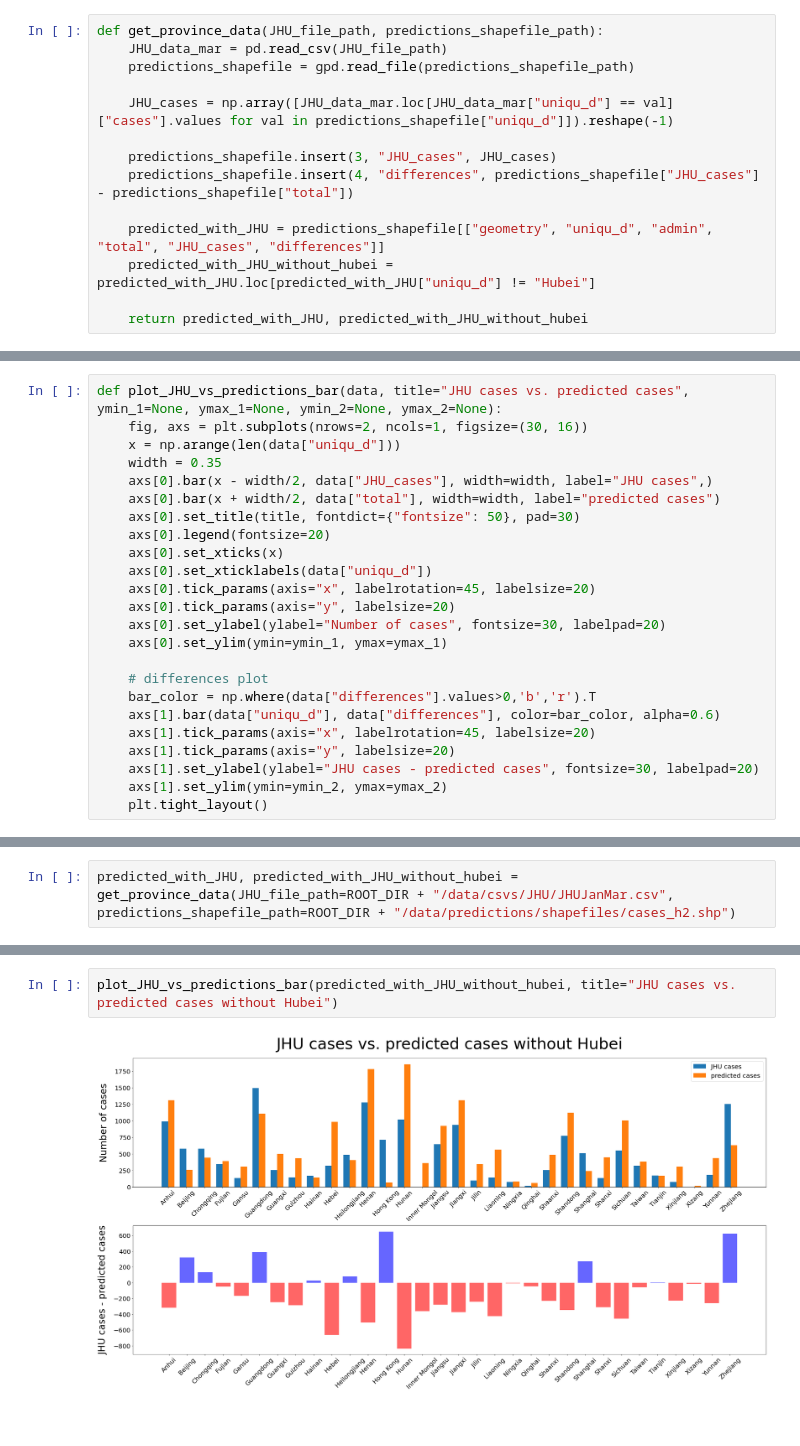
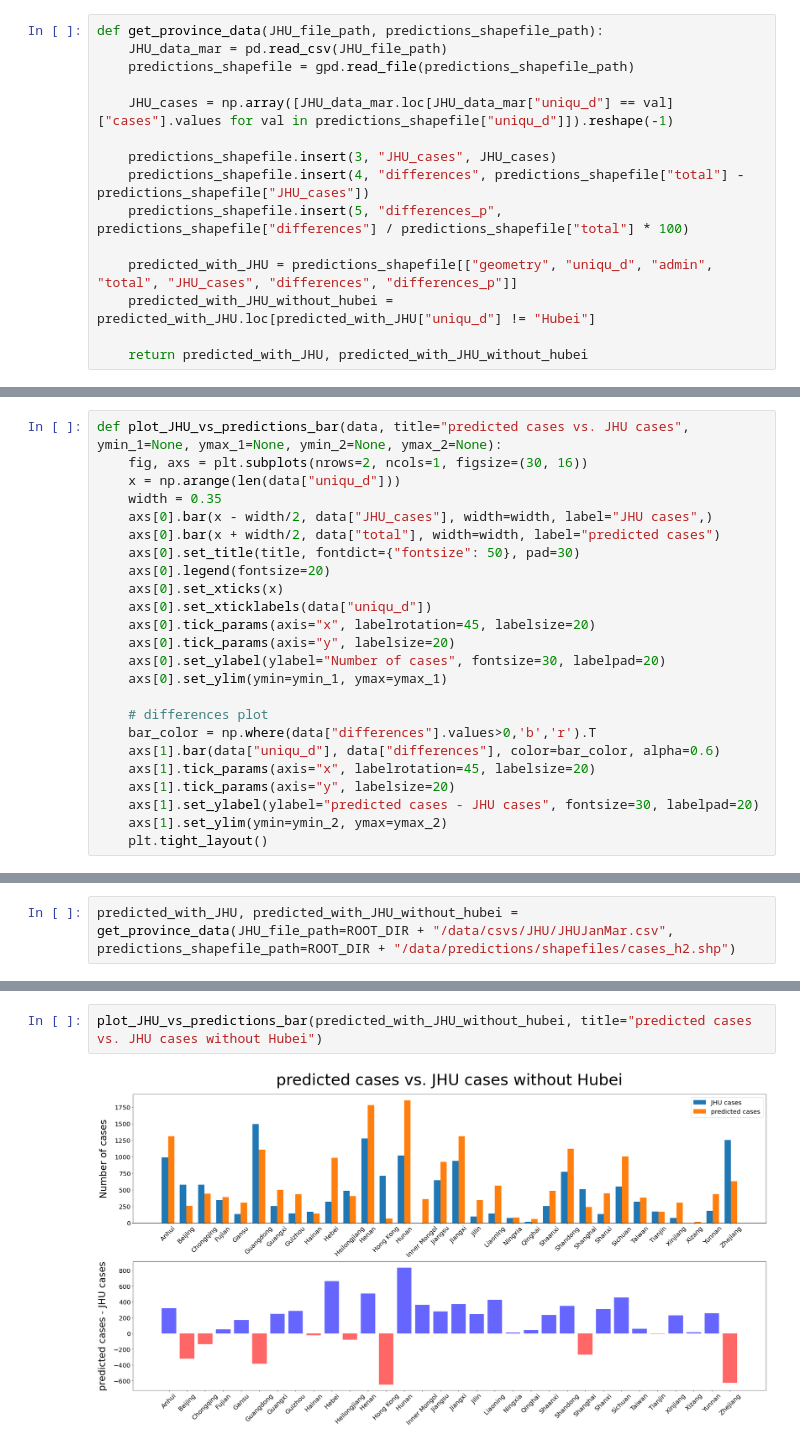
Before and after one commit to dsvanidze/replicability, a Jupyter notebook: jupyter-notebooks/fine-scale-predictions/generate-fine-scale-features.ipynb, the cells around one changed output, grey strips where cells are left out. Drawn from its saved outputs; the diff is of its cells as text.

```diff
--- a/jupyter-notebooks/fine-scale-predictions/generate-fine-scale-features.ipynb
+++ b/jupyter-notebooks/fine-scale-predictions/generate-fine-scale-features.ipynb
@@ -216,9 +216,10 @@ def get_province_data(JHU_file_path, predictions_shapefile_path):
     JHU_cases = np.array([JHU_data_mar.loc[JHU_data_mar["uniqu_d"] == val]["cases"].values for val in predictions_shapefile["uniqu_d"]]).reshape(-1)
 
     predictions_shapefile.insert(3, "JHU_cases", JHU_cases)
-    predictions_shapefile.insert(4, "differences", predictions_shapefile["JHU_cases"] - predictions_shapefile["total"])
+    predictions_shapefile.insert(4, "differences", predictions_shapefile["total"] - predictions_shapefile["JHU_cases"])
+    predictions_shapefile.insert(5, "differences_p", predictions_shapefile["differences"] / predictions_shapefile["total"] * 100)
 
-    predicted_with_JHU = predictions_shapefile[["geometry", "uniqu_d", "admin", "total", "JHU_cases", "differences"]]
+    predicted_with_JHU = predictions_shapefile[["geometry", "uniqu_d", "admin", "total", "JHU_cases", "differences", "differences_p"]]
     predicted_with_JHU_without_hubei = predicted_with_JHU.loc[predicted_with_JHU["uniqu_d"] != "Hubei"]
 
     return predicted_with_JHU, predicted_with_JHU_without_hubei
@@ -240,7 +274,7 @@ def plot_shapefile_map(data, column_name, title, color="viridis", vmin=None, vma
     if save:
         plt.savefig(ROOT_DIR + "/data/predictions/shapefiles/plots/{}.jpg".format(column_name), dpi=200, bbox_inches='tight')
 # %%
-def plot_JHU_vs_predictions_bar(data, title="JHU cases vs. predicted cases", ymin_1=None, ymax_1=None, ymin_2=None, ymax_2=None):
+def plot_JHU_vs_predictions_bar(data, title="predicted cases vs. JHU cases", ymin_1=None, ymax_1=None, ymin_2=None, ymax_2=None):
     fig, axs = plt.subplots(nrows=2, ncols=1, figsize=(30, 16))
     x = np.arange(len(data["uniqu_d"]))
     width = 0.35
@@ -260,7 +294,7 @@ def plot_JHU_vs_predictions_bar(data, title="JHU cases vs. predicted cases", ymi
     axs[1].bar(data["uniqu_d"], data["differences"], color=bar_color, alpha=0.6)
     axs[1].tick_params(axis="x", labelrotation=45, labelsize=20)
     axs[1].tick_params(axis="y", labelsize=20)
-    axs[1].set_ylabel(ylabel="JHU cases - predicted cases", fontsize=30, labelpad=20)
+    axs[1].set_ylabel(ylabel="predicted cases - JHU cases", fontsize=30, labelpad=20)
     axs[1].set_ylim(ymin=ymin_2, ymax=ymax_2)
     plt.tight_layout()
 # %%
@@ -409,7 +427,7 @@ plot_JHU_vs_predictions_bar(predicted_with_JHU, ymin_1=0, ymax_1=7000, ymin_2=-1
 # %%
-plot_JHU_vs_predictions_bar(predicted_with_JHU_without_hubei, title="JHU cases vs. predicted cases without Hubei")
+plot_JHU_vs_predictions_bar(predicted_with_JHU_without_hubei, title="predicted cases vs. JHU cases without Hubei")
 # %% [output]
-[figure, old version]
+[figure, new version]
 # %%
 plot_shapefile_map(data=predicted_with_JHU,
                    column_name="total",
```
Also changed, not shown: parts of 8 cells of this notebook, 4 other files.
